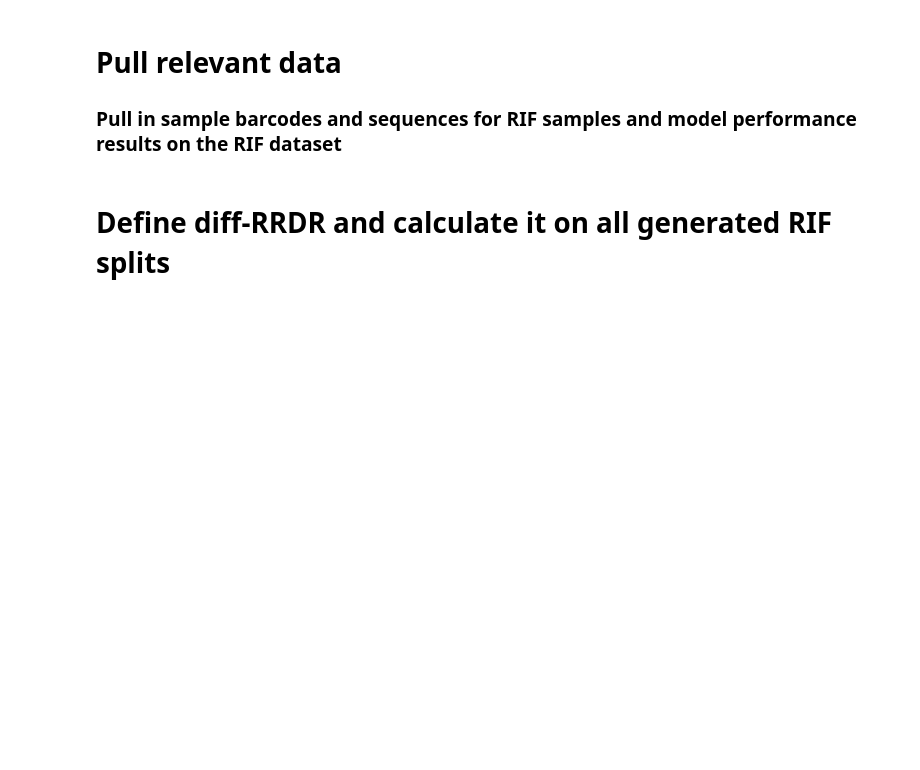
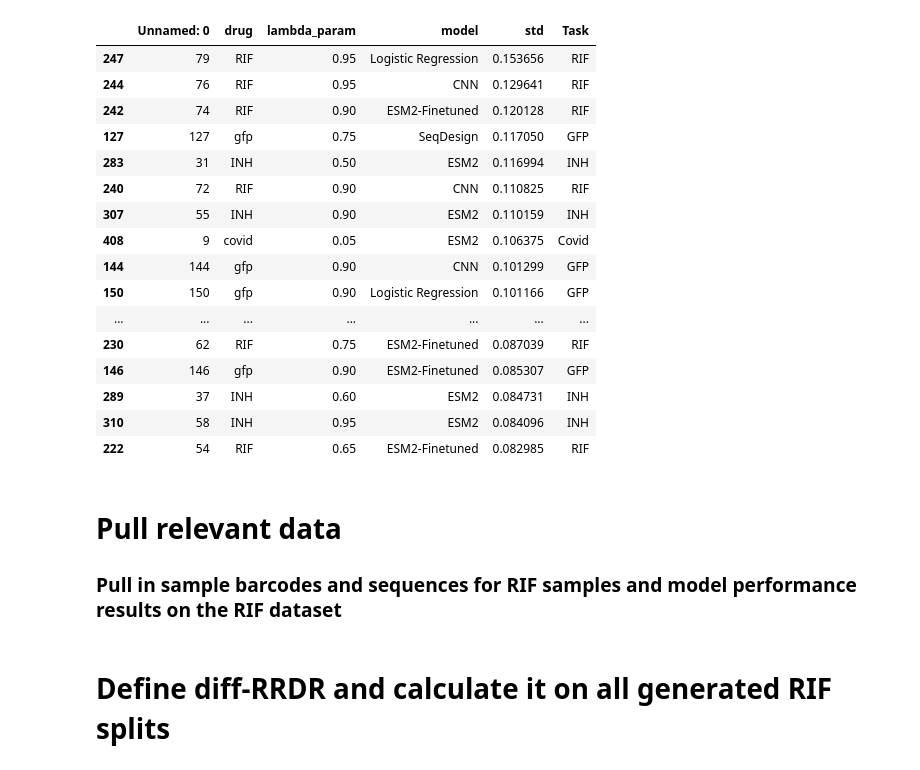
Before and after one commit to mims-harvard/SPECTRA, a Jupyter notebook: SPECTRA_Investigation/diff-RRDR analysis.ipynb, the cells around one changed output. Saved outputs shown, nothing was run; the diff lists cells and outputs as text; code cells hidden in the pictures; blank space fills up the shorter version.

```diff
--- a/SPECTRA_Investigation/diff-RRDR analysis.ipynb
+++ b/SPECTRA_Investigation/diff-RRDR analysis.ipynb
@@ -9,3 +25,23 @@ import matplotlib.pyplot as plt
+# %%
+mean_std_results.sort_values(by=['std'], ascending=False).head(30)
+# %% [output]
+|  | Unnamed: 0 | drug | lambda_param | model | std | Task |
+| 247 | 79 | RIF | 0.95 | Logistic Regression | 0.153656 | RIF |
+| 244 | 76 | RIF | 0.95 | CNN | 0.129641 | RIF |
+| 242 | 74 | RIF | 0.90 | ESM2-Finetuned | 0.120128 | RIF |
+| 127 | 127 | gfp | 0.75 | SeqDesign | 0.117050 | GFP |
+| 283 | 31 | INH | 0.50 | ESM2 | 0.116994 | INH |
+| 240 | 72 | RIF | 0.90 | CNN | 0.110825 | RIF |
+| 307 | 55 | INH | 0.90 | ESM2 | 0.110159 | INH |
+| 408 | 9 | covid | 0.05 | ESM2 | 0.106375 | Covid |
+| 144 | 144 | gfp | 0.90 | CNN | 0.101299 | GFP |
+| 150 | 150 | gfp | 0.90 | Logistic Regression | 0.101166 | GFP |
+| ... | ... | ... | ... | ... | ... | ... |
+| 230 | 62 | RIF | 0.75 | ESM2-Finetuned | 0.087039 | RIF |
+| 146 | 146 | gfp | 0.90 | ESM2-Finetuned | 0.085307 | GFP |
+| 289 | 37 | INH | 0.60 | ESM2 | 0.084731 | INH |
+| 310 | 58 | INH | 0.95 | ESM2 | 0.084096 | INH |
+| 222 | 54 | RIF | 0.65 | ESM2-Finetuned | 0.082985 | RIF |
 # %% [markdown]
 # Pull relevant data
 
```
Also changed, not shown: parts of 3 cells of this notebook, 1 other file.
